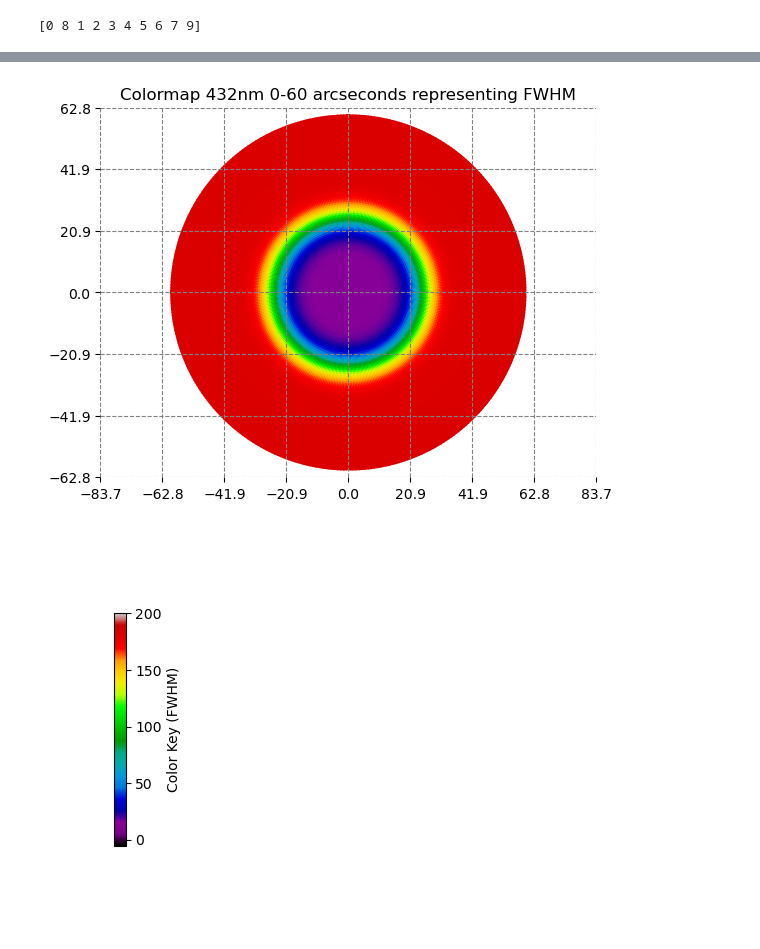
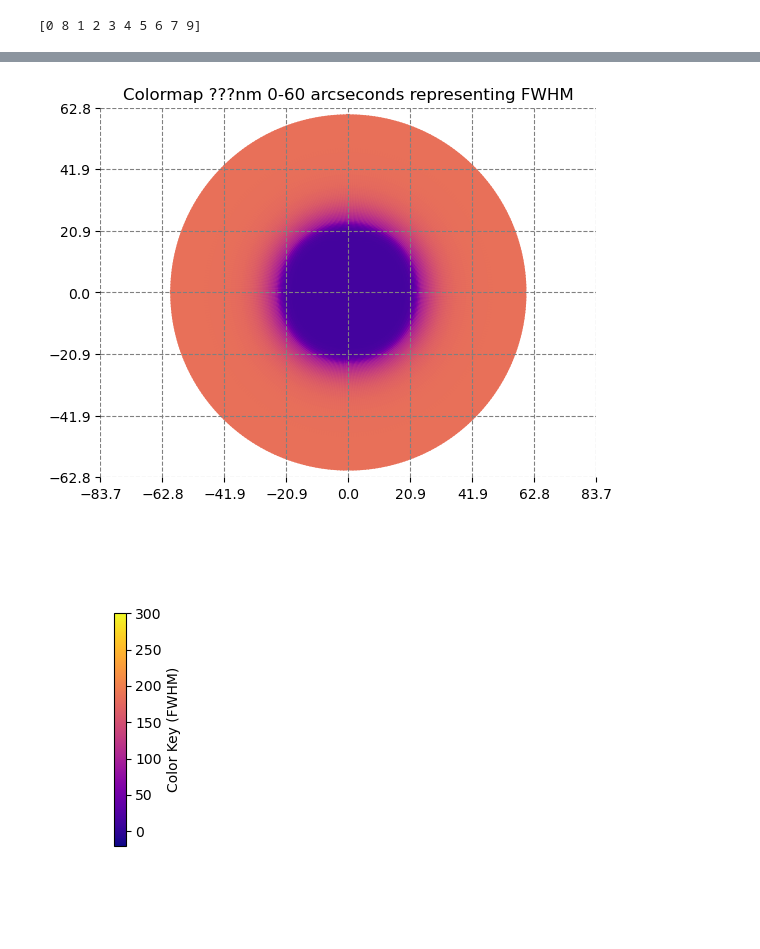
Before and after one commit to bpeck114/ulab_ao, a Jupyter notebook: plotting_many_psfs.ipynb, the cells around one changed output, grey strips where cells are left out. Cells and saved outputs as stored; diff of their text form; code cells hidden in the pictures.

```diff
--- a/plotting_many_psfs.ipynb
+++ b/plotting_many_psfs.ipynb
@@ -110,7 +110,7 @@ wavelength_index = 0 # 432 nm
 psfs_directory = 'psfs_over_field/' # directory that contains all of out PSF files
 # %%
 # Calling the maos_utils function
-metrics = maos_utils.get_psf_metrics_over_field(directory=psfs_directory, seed=seed)
+metrics = maos_utils.get_psf_metrics_over_field(directory='psfs_over_field/', seed=seed)
 # %% [output]
 Looking in psfs_over_field/ for simulation results...
 xx =  0 yy =  0
@@ -312,22 +393,23 @@ print(y_fit)
 # %%
+#creates color line based on the last line graphed above
 import matplotlib.colors as mcolors
 import matplotlib.cm as cm
 
-x = x_fit
-y = y_fit
+color_x = x_fit
+color_y = np.append(y_fit, y_fit_2)
 
-#normalizes the color map, i.e. changes the bottom of the colormap to fit the min and max of y
-norm = mcolors.Normalize(vmin=min(y) - 20, vmax=max(y) + 20)
+#normalizes the color map, i.e. changes the bottom of the colormap to fit the limits of fwhm, keep constant between wavelengths for comparison
+norm = mcolors.Normalize(vmin= -20, vmax= 300)
 
-colormap = cm.nipy_spectral  # You can also use 'plasma', 'cividis', 'jet', etc.
+colormap = cm.plasma  # You can also use 'plasma', 'cividis', 'jet', etc.
 
 fig, ax = plt.subplots(figsize=(7, 6))
 
 
 #Separates the line into small line segments with with value x[i] to x[i+1] and sets y to 0
-for i in range(len(x) - 1):
-    color = colormap(norm(y[i]))
-    ax.plot([x[i], x[i+1]], [0, 0], color=color, linewidth=5)
+for i in range(len(color_x) - 1):
+    color = colormap(norm(color_y[i]))
+    ax.plot([color_x[i], color_x[i+1]], [0, 0], color=color, linewidth=5)
 
 ax.plot([-60, 0], [0, 0], linewidth=0)
 
@@ -348,26 +430,33 @@ plt.show()
 # %%
+#create polar figure based on previous line
 fig, ax = plt.subplots(subplot_kw={'projection': 'polar'})
-for t in range(360):
-    for i in range(len(x) - 1):
-        color = colormap(norm(y[i]))
-        ax.plot([t *2 * np.pi / 360 , t * 2 * np.pi /360 ], [x[i], x[i+1]], color=color, linewidth=3)
 
 
+# Iterate over angles and radial segments
+for t in range(360):  # Angles in degrees
+    angle = t * 2 * np.pi / 360  # Convert to radians
+    for i in range(len(color_x) - 1):
+        color = colormap(norm(color_y[i]))  # Get color from colormap
+        ax.plot([angle, angle], [color_x[i], color_x[i+1]], color=color, linewidth=3)
+
 plt.axis('off')
+
+#creating cartesian grid on top
 ax_cartesian = fig.add_subplot(111, frame_on=False)  # Add a new axes on top with no frame
 ax_cartesian.grid(True, linestyle='--', color='gray')  # Enable Cartesian grid
 ax_cartesian.set_xticks(np.linspace(-83.72, 83.72, 9))  # NOT CORRECT TO 60 I dunno how to fit it correctly
 ax_cartesian.set_yticks(np.linspace(-62.8, 62.8, 7))
 
-plt.title('Colormap 432nm 0-60 arcseconds representing FWHM')
+
+plt.title('Colormap ???nm 0-60 arcseconds representing FWHM')
 plt.show()
 
 fig, ax = plt.subplots(figsize = (1,5))
 sm = plt.cm.ScalarMappable(cmap=colormap, norm=norm)
 sm.set_array([])
 fig.colorbar(sm, ax=ax, label='Color Key (FWHM)', pad=0.1)
 plt.axis('off')
 plt.show()
 # %% [output]
-[figure, old version]
+[figure, new version]
-[figure, old version]
+[figure, new version]
```
Also changed, not shown: parts of 6 cells of this notebook.
